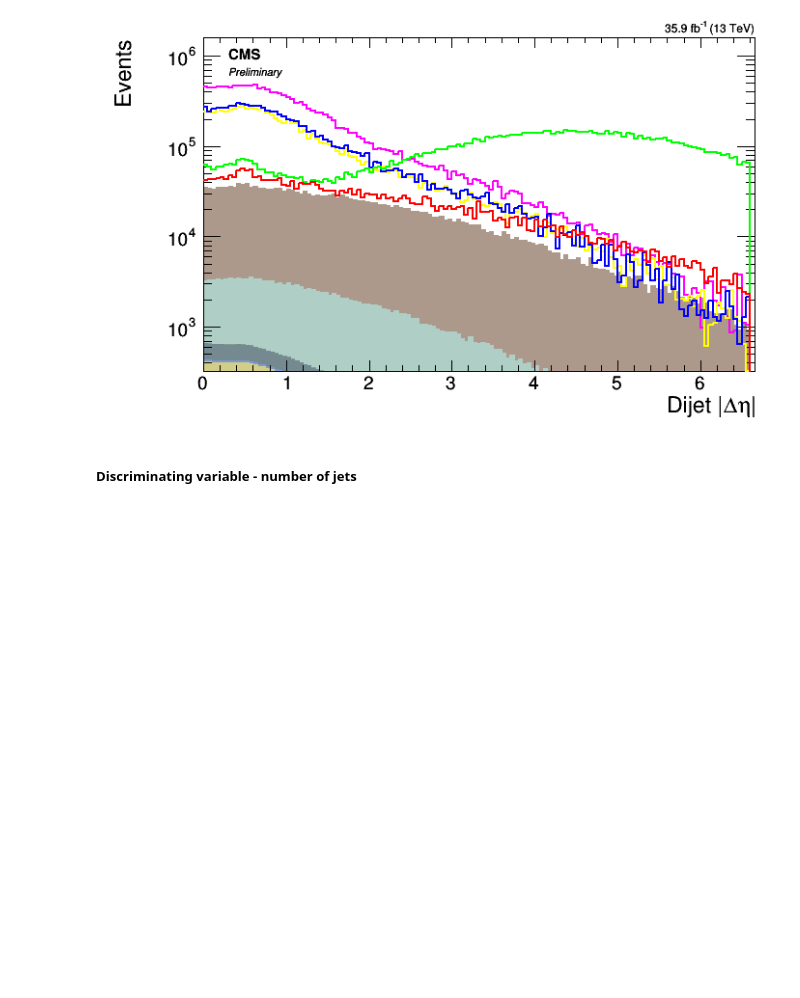
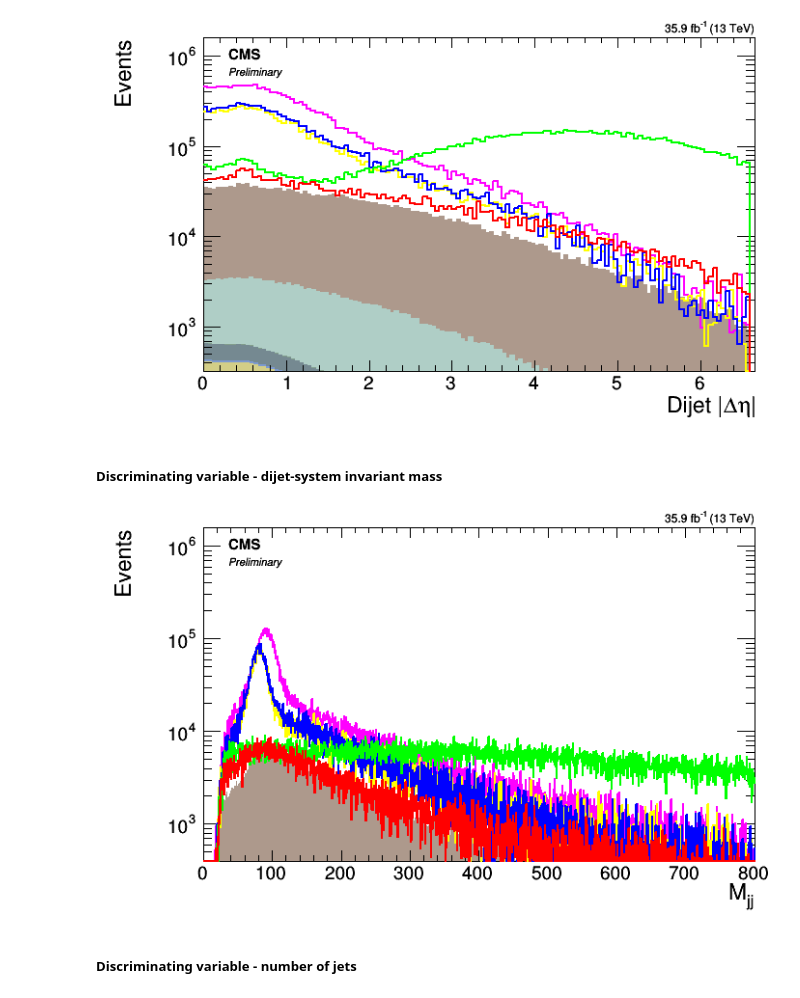
Before and after one commit to ektylr/Nov17Examples, a Jupyter notebook: Nov17_full.ipynb, the cells around one changed output. Saved outputs shown, nothing was run; the diff lists cells and outputs as text; code cells hidden in the pictures; blank space fills up the shorter version.

```diff
--- a/Nov17_full.ipynb
+++ b/Nov17_full.ipynb
@@ -288,13 +288,6 @@ for d in reversed(sig_list):
     hists[d][varname].Draw('hist same')
 
 # cms styling
-period_int = 4
-lumipos = 11
-CMS_lumi.writeExtraText = True
-CMS_lumi.extraText = 'Preliminary'
-CMS_lumi.lumi_13TeV = '%0.1f fb^{-1}' % (float(lumi)/1000.)
-if lumi < 1000:
-    CMS_lumi.lumi_13TeV = '%0.1f pb^{-1}' % (float(lumi))
 CMS_lumi.CMS_lumi(canv2,period_int,lumipos)
 
 canv2.SetLogy()
@@ -328,19 +321,45 @@ for d in reversed(sig_list):
     hists[d][varname].Draw('hist same')
 
 # cms styling
-period_int = 4
-lumipos = 11
-CMS_lumi.writeExtraText = True
-CMS_lumi.extraText = 'Preliminary'
-CMS_lumi.lumi_13TeV = '%0.1f fb^{-1}' % (float(lumi)/1000.)
-if lumi < 1000:
-    CMS_lumi.lumi_13TeV = '%0.1f pb^{-1}' % (float(lumi))
 CMS_lumi.CMS_lumi(canv3,period_int,lumipos)
 
 canv3.SetLogy()
 canv3.Draw()
 # %% [output]
 [figure]
+# %% [markdown]
+##### Discriminating variable - dijet-system invariant mass
+# %%
+varname = 'hDiJetInvMass'
+xtitle = 'M_{jj}'
+
+# create canvas
+canv5 = ROOT.TCanvas(varname,varname,c_width,c_height)
+canv5.cd()
+
+# stack backgrounds
+stack5 = ROOT.THStack('stack','stack')
+for d in reversed(bkg_list):
+    stack5.Add(hists[d][varname])
+
+stack5.Draw('hist')
+stack5.GetXaxis().SetTitle(xtitle)
+stack5.GetYaxis().SetTitle('Events')
+stack5.GetYaxis().SetLabelSize(0.05)
+stack5.SetMaximum(1000000.)
+stack5.GetXaxis().SetRangeUser(0.,800.)
+
+# draw signals
+for d in reversed(sig_list):
+    hists[d][varname].Draw('hist same')
+
+# cms styling
+CMS_lumi.CMS_lumi(canv5,period_int,lumipos)
+
+canv5.SetLogy()
+canv5.Draw()
+# %% [output]
+[figure, added]
 # %% [markdown]
 ##### Discriminating variable - number of jets
 # %%
```
Also changed, not shown: parts of 6 cells of this notebook.
